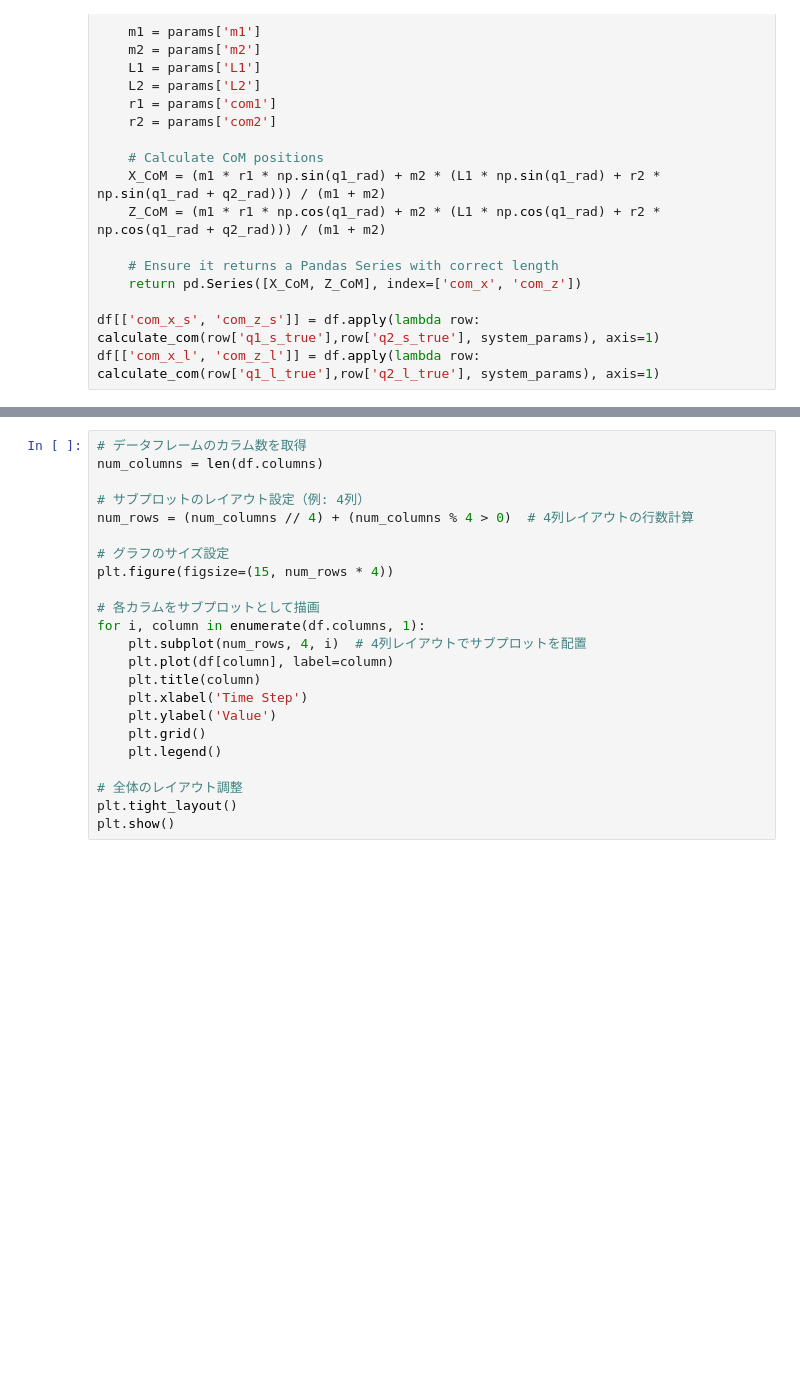
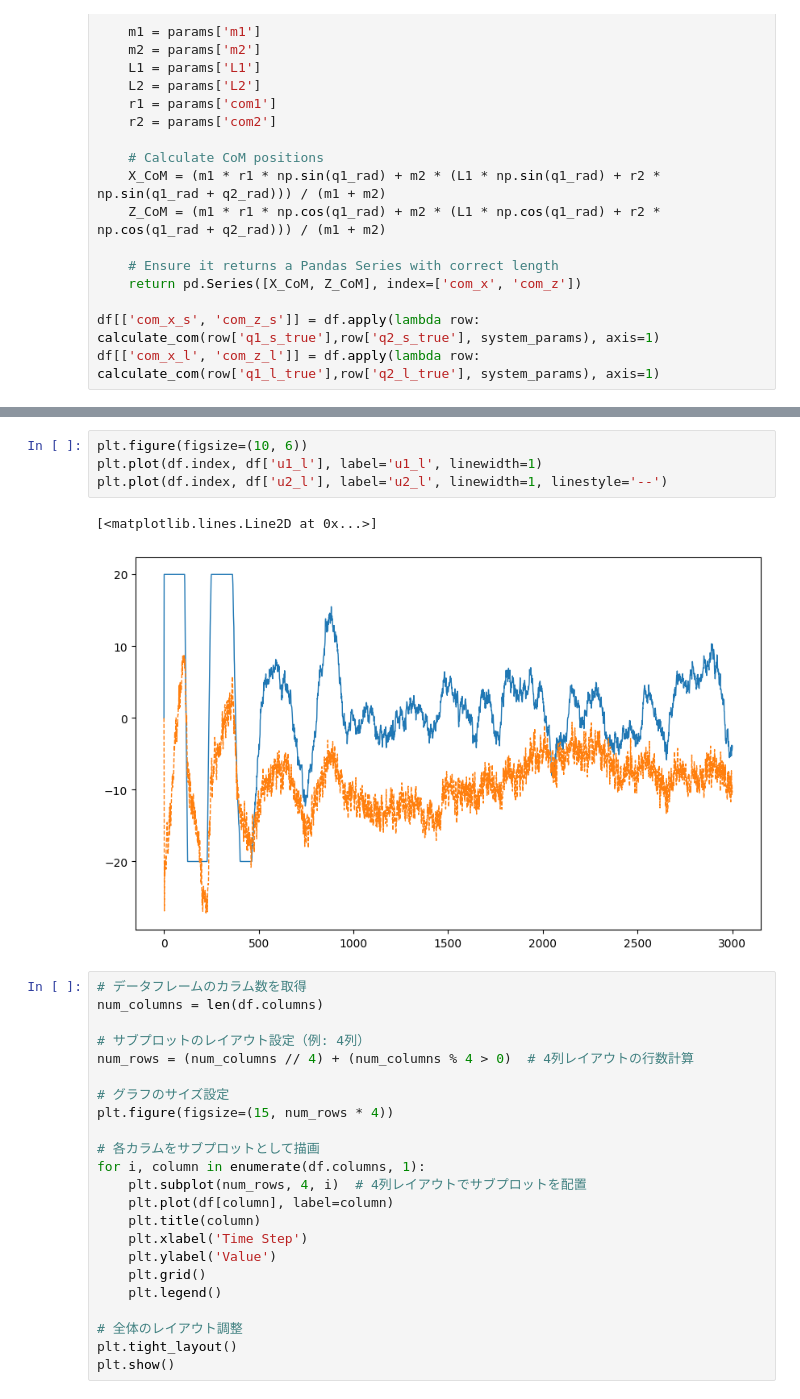
Before and after one commit to dalmatian-jp/MPC_donuts, a Jupyter notebook: data_analing.ipynb, the cells around one changed output, grey strips where cells are left out. Drawn from its saved outputs; the diff is of its cells as text; blank space fills up the shorter version.

```diff
--- a/data_analing.ipynb
+++ b/data_analing.ipynb
@@ -56,3 +70,10 @@ df[['com_x_l', 'com_z_l']] = df.apply(lambda row: calculate_com(row['q1_l_true']
+# %%
+plt.figure(figsize=(10, 6))
+plt.plot(df.index, df['u1_l'], label='u1_l', linewidth=1)
+plt.plot(df.index, df['u2_l'], label='u2_l', linewidth=1, linestyle='--')
+# %% [output]
+[<matplotlib.lines.Line2D at 0x...>]
+[figure, added]
 # %%
 # データフレームのカラム数を取得
 num_columns = len(df.columns)
```
Also changed, not shown: parts of 2 cells of this notebook.
